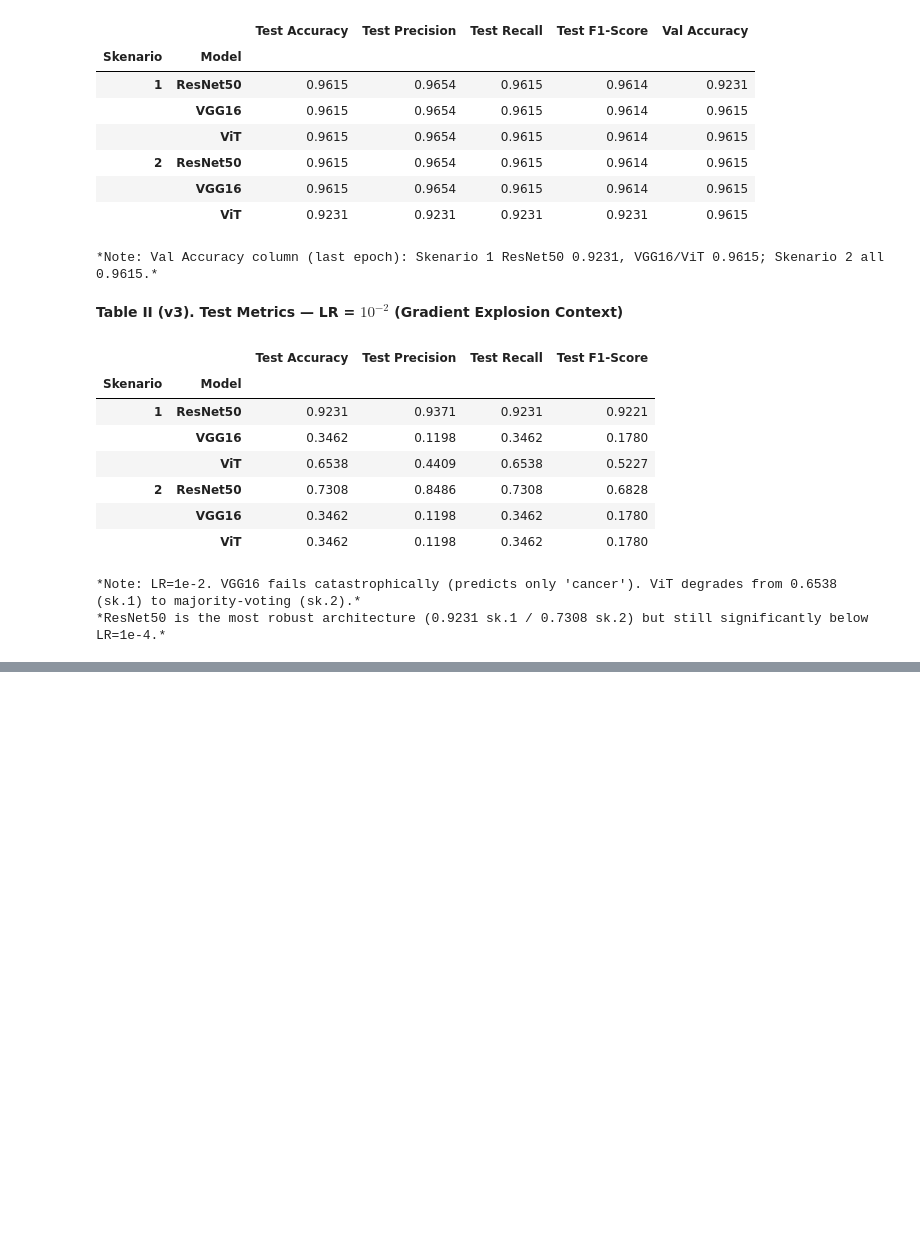
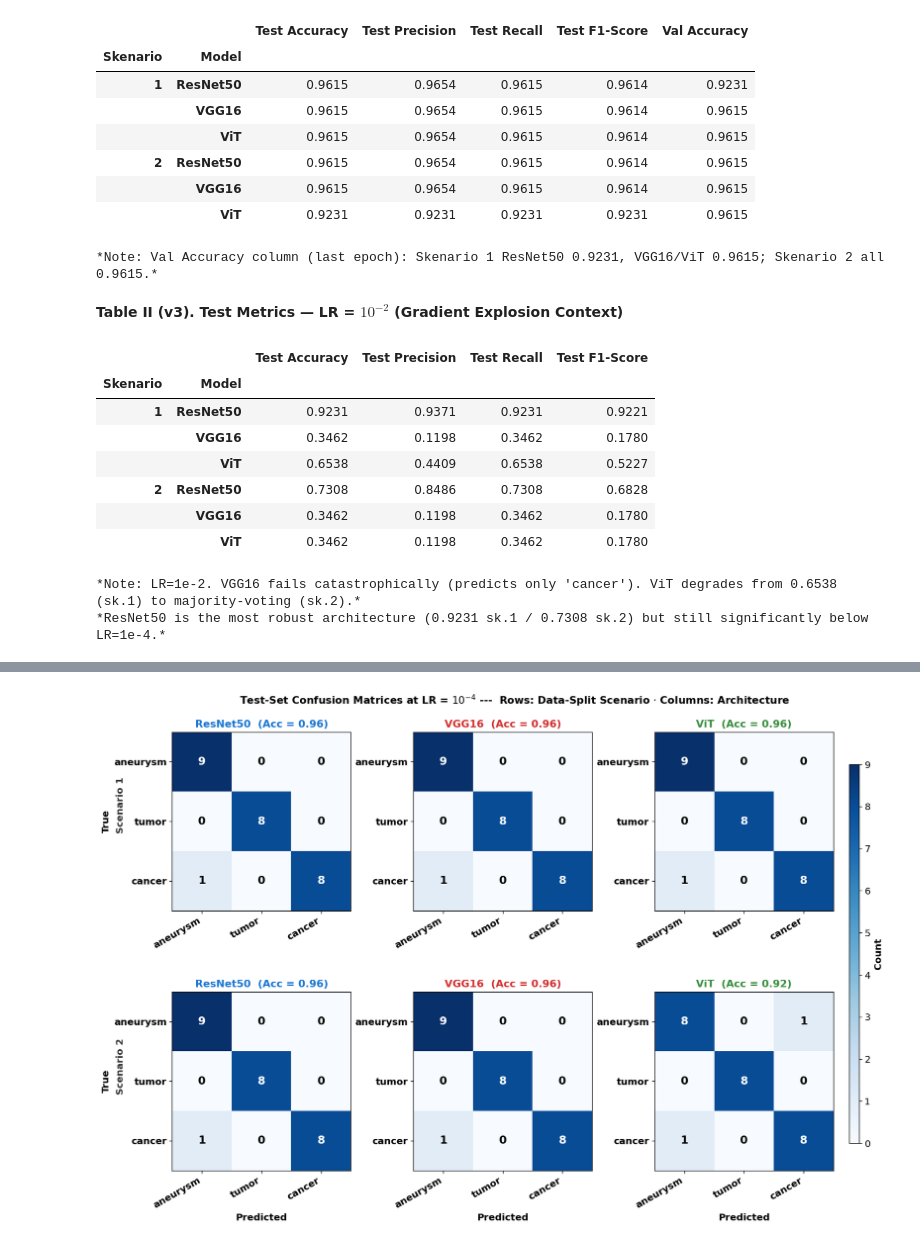
Before and after one commit to erlanggadewasakti/CT-Brain-Image-Classification, a Jupyter notebook: eda.ipynb, the cells around one changed output, grey strips where cells are left out. Drawn from its saved outputs; the diff is of its cells as text; code cells hidden in the pictures; blank space fills up the shorter version.

```diff
--- a/eda.ipynb
+++ b/eda.ipynb
@@ -284,0 +448,86 @@ print("*ResNet50 is the most robust architecture (0.9231 sk.1 / 0.7308 sk.2) but
+# %%
+# ===== FIGURE 5 --- Grid Layout of Test Set Confusion Matrices (LR = 1e-4) =====
+import matplotlib.pyplot as plt
+import numpy as np
+
+class_names = ['aneurysm', 'tumor', 'cancer']
+
+# ---- Hardcoded confusion matrices (rows = True, cols = Pred) ----
+cms = {
+    ('ResNet50', 1): np.array([[9, 0, 0], [0, 8, 0], [1, 0, 8]]),
+    ('VGG16',    1): np.array([[9, 0, 0], [0, 8, 0], [1, 0, 8]]),
+    ('ViT',      1): np.array([[9, 0, 0], [0, 8, 0], [1, 0, 8]]),
+    ('ResNet50', 2): np.array([[9, 0, 0], [0, 8, 0], [1, 0, 8]]),
+    ('VGG16',    2): np.array([[9, 0, 0], [0, 8, 0], [1, 0, 8]]),
+    ('ViT',      2): np.array([[8, 0, 1], [0, 8, 0], [1, 0, 8]]),  # extra A->C error
+}
+
+models = ['ResNet50', 'VGG16', 'ViT']
+scenarios = [1, 2]
+colors = {'ResNet50': '#1976D2', 'VGG16': '#D32F2F', 'ViT': '#388E3C'}
+scenario_info = {1: ('Scenario 1', ''), 2: ('Scenario 2', '')}
+
+fig, axes = plt.subplots(nrows=2, ncols=3, figsize=(14, 9))
+
+for ri, sc in enumerate(scenarios):
+    for ci, model in enumerate(models):
+        ax = axes[ri, ci]
+        cm = cms[(model, sc)]
+        acc = np.trace(cm) / np.sum(cm)
+        im = ax.imshow(cm, cmap='Blues', vmin=0, vmax=9)
+
+        # Annotate each cell
+        for i in range(3):
+            for j in range(3):
+                val = cm[i, j]
+                text_color = 'white' if val >= 5 else 'black'
+                ax.text(j, i, str(val), ha='center', va='center',
+                        fontsize=14, fontweight='bold', color=text_color)
+
+        # Tick labels
+        ax.set_xticks(range(3))
+        ax.set_xticklabels(class_names, rotation=30, ha='right')
+        ax.set_yticks(range(3))
+        ax.set_yticklabels(class_names)
+
+        # Axis labels only on edges
+        if ri == 1:
+            ax.set_xlabel('Predicted', fontweight='bold')
+        if ci == 0:
+            ax.set_ylabel('True', fontweight='bold')
+
+        # Subplot title
+        ax.set_title(f'{model}  (Acc = {acc:.2f})', fontweight='bold', color=colors[model])
+        for label in ax.get_xticklabels() + ax.get_yticklabels():
+            label.set_fontweight('bold')
+
+# ---- Row group labels ----
+for ri, sc in enumerate(scenarios):
+    name, detail = scenario_info[sc]
+    y_pos = 0.78 if ri == 0 else 0.27
+    fig.text(0.005, y_pos, f'{name}',
+             rotation=90, va='center', ha='center', fontsize=12,
+             fontweight='bold', color='#333333')
+
+# ---- Suptitle ----
+fig.suptitle(r'Test-Set Confusion Matrices at LR = $10^{-4}$ ---  Rows: Data-Split Scenario $\cdot$ Columns: Architecture',
+             fontweight='bold', y=0.998, fontsize=13)
+
+# ---- Colourbar ----
+cbar_ax = fig.add_axes([0.92, 0.12, 0.012, 0.74])
+cbar = fig.colorbar(im, cax=cbar_ax)
+cbar.set_label('Count', fontweight='bold')
+
+# Tight layout
+plt.subplots_adjust(left=0.07, right=0.90, top=0.93, bottom=0.06,
+                    wspace=0.35, hspace=0.40)
+
+plt.savefig('fig5_cm_grid_1e4.png', dpi=150, bbox_inches='tight')
+plt.show()
+
+display(Markdown('**Note:** In 5 of 6 configurations, errors are limited to a single sample'
+    ' of true `cancer` incorrectly predicted as `aneurysm`. The Skenario 2 / ViT panel'
+    ' additionally misclassifies one `aneurysm` sample as `cancer` (2 errors, Acc = 0.92).'
+    ' Tumor identification is flawless across all six panels.'))
+# %% [output]
+[figure, added]
```
Also changed, not shown: parts of 16 cells of this notebook, 13 other files.
